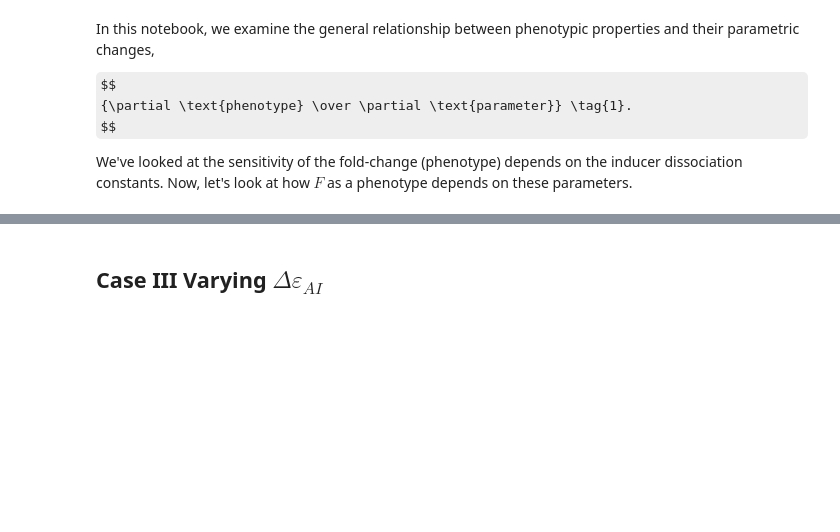
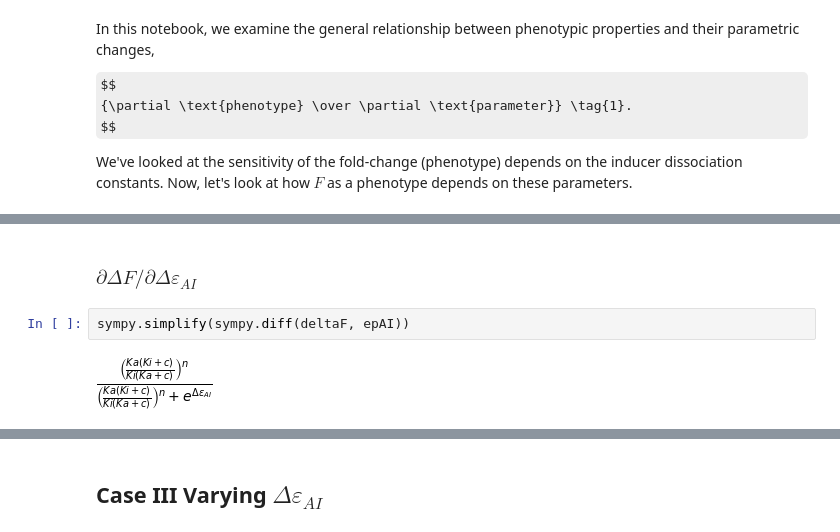
Before and after one commit to RPGroup-PBoC/mwc_mutants, a Jupyter notebook: code/sandbox/phenotypic_sensitivity.ipynb, the cells around one changed output, grey strips where cells are left out. Cells and saved outputs as stored; diff of their text form; some formulas as TeX source; blank space fills up the shorter version.

```diff
--- a/code/sandbox/phenotypic_sensitivity.ipynb
+++ b/code/sandbox/phenotypic_sensitivity.ipynb
@@ -31,0 +47,6 @@ We've looked at the sensitivity of the fold-change (phenotype) depends on the in
+# %% [markdown]
+### $\partial \Delta F / \partial \Delta\varepsilon_{AI}$
+# %%
+sympy.simplify(sympy.diff(deltaF, epAI))
+# %% [output]
+[figure, added]
```
Also changed, not shown: parts of 6 cells of this notebook.
